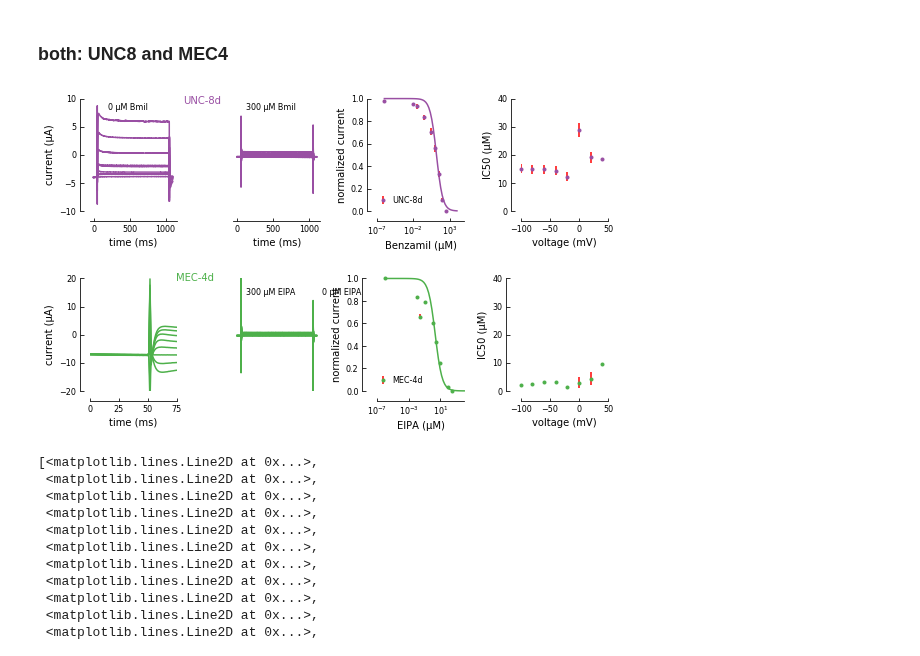
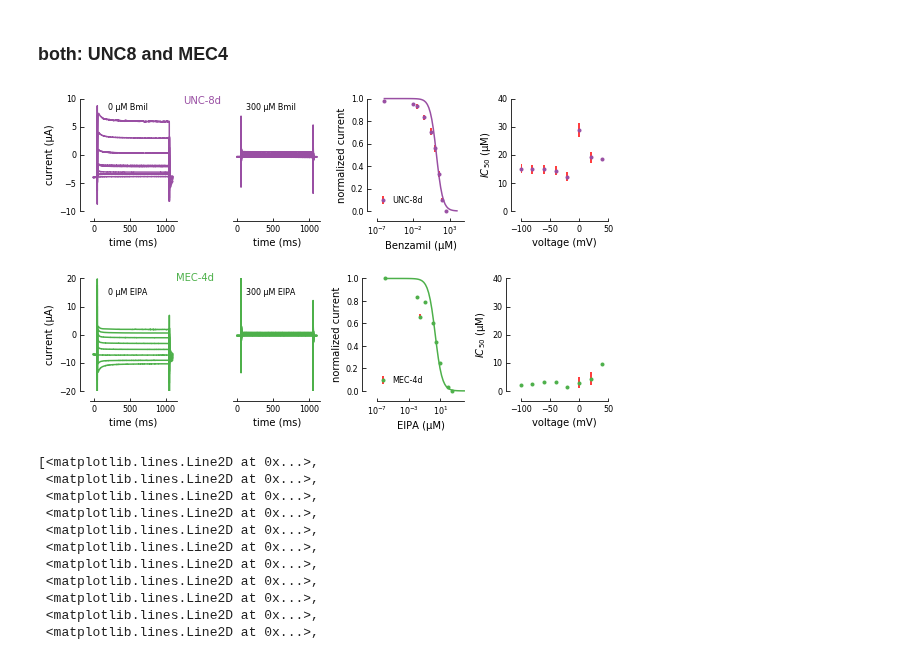
Before and after one commit to sfechner/JupyterNotebooksDEGENaCPharm, a Jupyter notebook: DoseResponseDATA.ipynb, the cells around one changed output. Cells and saved outputs as stored; diff of their text form; code cells hidden in the pictures.

```diff
--- a/DoseResponseDATA.ipynb
+++ b/DoseResponseDATA.ipynb
@@ -1958,7 +1958,7 @@ ax8 = plt.subplot(2,4,4)
 
 ##############
 ax1.set_ylim([-20, 20])
-ax1.set_xlim([0, 75])
+#ax1.set_xlim([0, 75])
 ax1.text(200, 14, '0 µM EIPA', fontsize=AxisLegendSize)#numbers are the values on the axes
 # ax1.set_ylim([-150, 150])
 #ax1.set_xlim([300, 1400])
@@ -2005,8 +2005,8 @@ ax2.get_xaxis().set_tick_params(direction='in')
 #ax2.text(1300, 20, 'MEC-4d',color=colorsSINGLES[0])
 ax2.set_xlabel('time (ms)',fontsize=AxisLabelSize)
 ax2.set_ylabel('current (µA)',fontsize=AxisLabelSize)
-ax2.spines['bottom'].set_visible(False)
-ax2.xaxis.set_visible(False)
+#ax2.spines['bottom'].set_visible(False)
+#ax2.xaxis.set_visible(False)
 ax2.spines['left'].set_visible(False)
 ax2.yaxis.set_visible(False)
 ax2.text(-850, 19, 'MEC-4d',color=colorsSINGLES[0],fontsize=AxisLabelSize)
@@ -2122,7 +2122,7 @@ ax4.spines['top'].set_position(('axes',5))
 ax4.get_yaxis().set_tick_params(direction='in')
 ax4.get_xaxis().set_tick_params(direction='in')
 ax4.set_xlabel('voltage (mV)',fontsize=AxisLabelSize)
-ax4.set_ylabel('IC50 (µM)',fontsize=AxisLabelSize)
+ax4.set_ylabel('$\it{IC}$$_{50}$ (µM)',fontsize=AxisLabelSize)
 ax4.tick_params(axis='both', which='major', labelsize=AxisTickLabelSize)
 #ax4.set_xticks([-100,-50,0,50,75])
 
@@ -2166,7 +2166,7 @@ ax8.spines['top'].set_position(('axes',5))
 ax8.get_yaxis().set_tick_params(direction='in')
 ax8.get_xaxis().set_tick_params(direction='in')
 ax8.set_xlabel('voltage (mV)',fontsize=AxisLabelSize)
-ax8.set_ylabel('IC50 (µM)',fontsize=AxisLabelSize)
+ax8.set_ylabel('$\it{IC}$$_{50}$ (µM)',fontsize=AxisLabelSize)
 ax8.tick_params(axis='both', which='major', labelsize=AxisTickLabelSize)
 #ax8.set_xticks([-100,-50,0,50,75])
 
@@ -2179,34 +2179,34 @@ plt.gcf().subplots_adjust(bottom=0.3, left=0.1,hspace=0.6, wspace=0.65)
 #### add Hill Equations to plot
 #def func(x, Imax, n, Km): # Hill sigmoidal equation from zunzun.com
 def Hill(x, Imax, n, Km):
     return  Imax * np.power(x, n) / (np.power(Km, n) + np.power(x, n))
 
 #HILLBLOCK
 def Hillblock(xb, Imaxb, nb, Kmb):
     return  Imaxb * np.power(Kmb, nb) / (np.power(Kmb, nb) + np.power(xb, nb))
 
 xModel = np.logspace(-6, 4) #same for all
 
 #### Mean Hill values calulated at -60 mV
 MeanHillmg419EIPA = np.array([1,  1, KmEIPAmg419['mg419-Mean-Km-EIPA'][0]]) # [n,Imax,Km]
 y_mg419EIPA = Hillblock(xModel, *MeanHillmg419EIPA) #use fittedParameters or initialParameters(or others preciously calculated)
 ####
 
 MeanHillpTL69Bmil = np.array([1,  1, KmBmilpTL69['pTL69-Mean-Km-Bmil'][0]]) # [n,Imax,Km]
 y_pTL69Bmil = Hillblock(xModel, *MeanHillpTL69Bmil) #use fittedParameters or initialParameters(or others preciously calculated)
 ####
 
 
 ### Individual curves
 ax3.plot(xModel, y_mg419EIPA, color = colorsSINGLES[0],clip_on=False)
 
 ax7.plot(xModel, y_pTL69Bmil, color = colorsSINGLES[1],clip_on=False)
 
 
 
 plt.savefig(filedirManuscript+"FigX-Supplementary"+'.pdf')
 # %% [output]
-[figure, old version]
+[figure, new version]
 # %%
 UNC8test = []
 for m in range(0,8):
```
Also changed, not shown: parts of 9 cells of this notebook, 3 other files.
